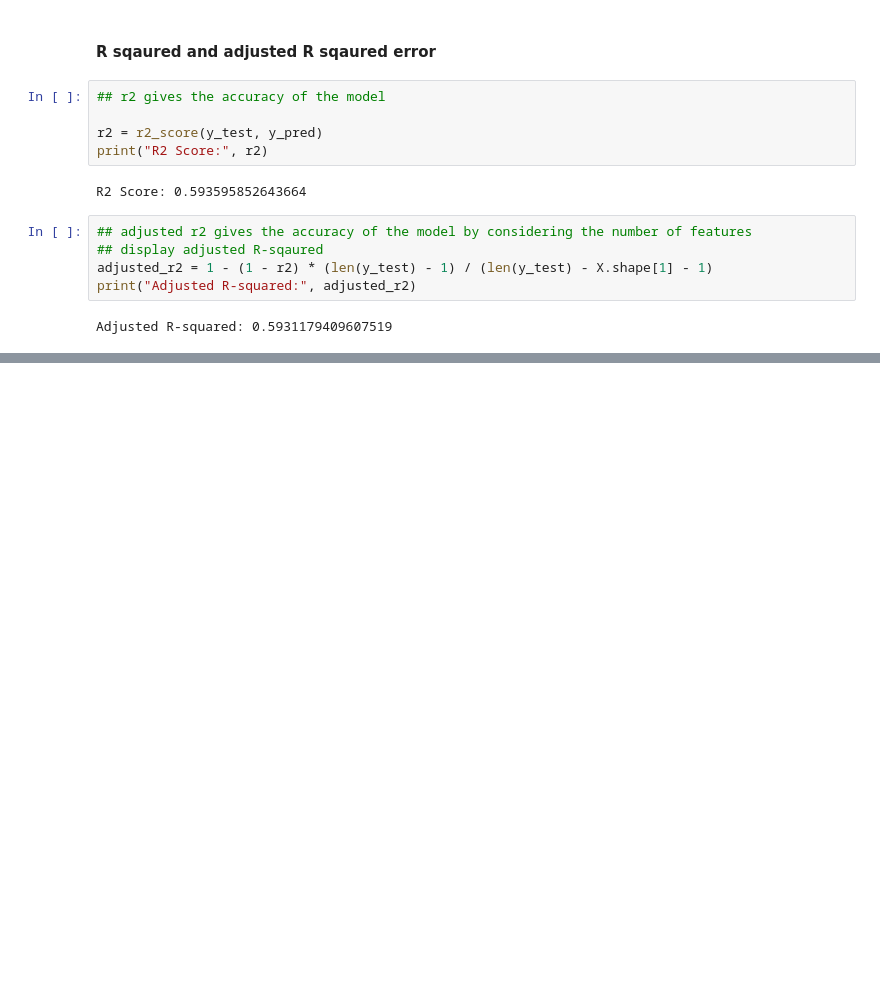
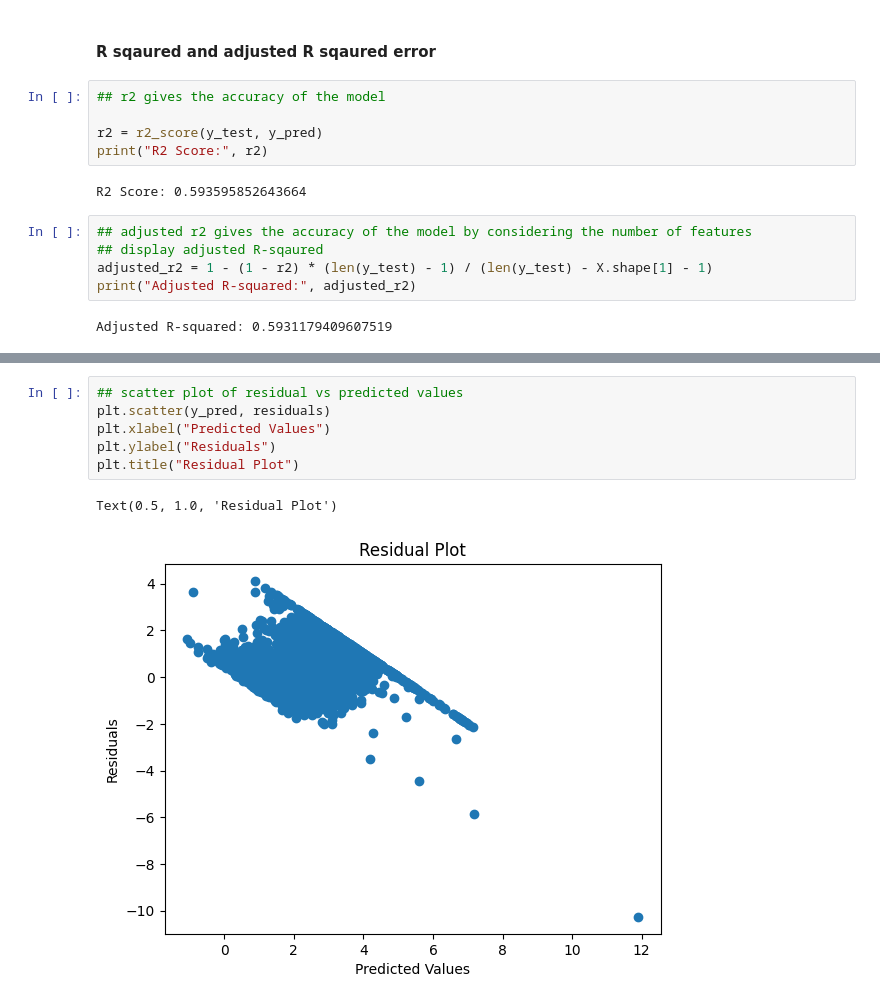
Before and after one commit to KartikLakra1/Supervised-Learning, a Jupyter notebook: multiple-linear-regression.ipynb, the cells around one changed output, grey strips where cells are left out. Cells and saved outputs as stored; diff of their text form; blank space fills up the shorter version.

```diff
--- a/multiple-linear-regression.ipynb
+++ b/multiple-linear-regression.ipynb
@@ -344,0 +377,9 @@ Adjusted R-squared: 0.5931179409607519
+# %%
+## scatter plot of residual vs predicted values
+plt.scatter(y_pred, residuals)
+plt.xlabel("Predicted Values")
+plt.ylabel("Residuals")
+plt.title("Residual Plot")
+# %% [output]
+Text(0.5, 1.0, 'Residual Plot')
+[figure, added]
```
Also changed, not shown: parts of 4 cells of this notebook.
